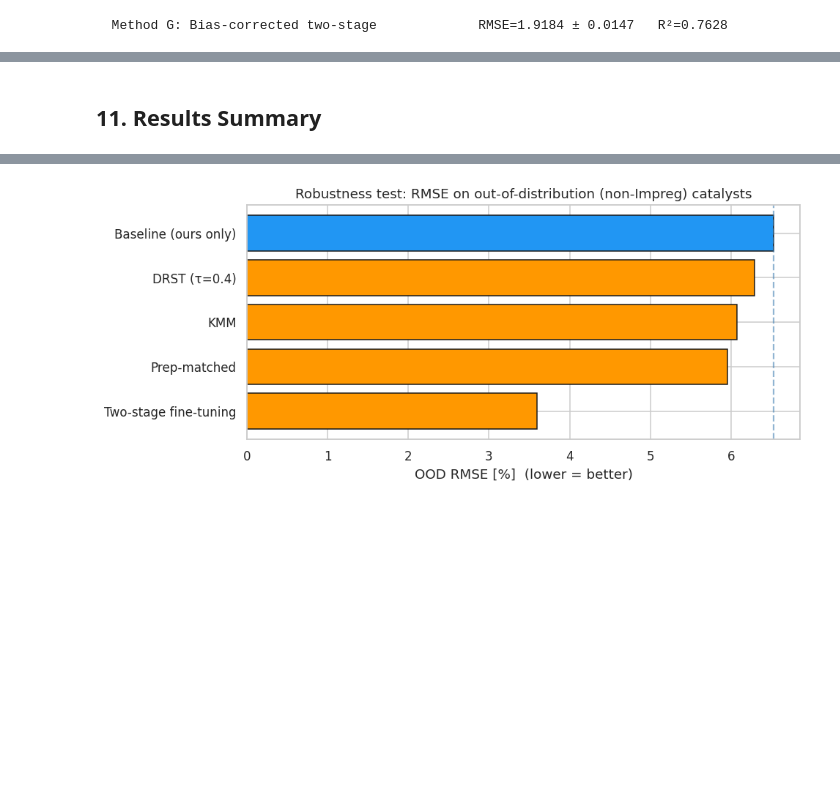
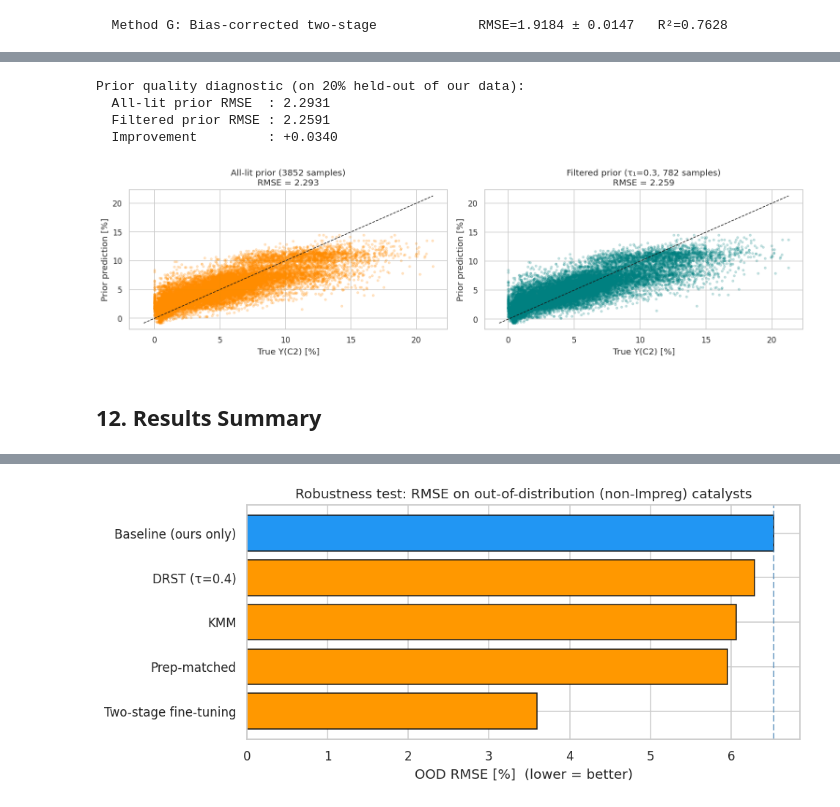
Before and after one commit to ParthN9i4/OCM-Dataset-JAIST, a Jupyter notebook: ocm_analysis.ipynb, the cells around one changed output, grey strips where cells are left out. Saved outputs shown, nothing was run; the diff lists cells and outputs as text; code cells hidden in the pictures; blank space fills up the shorter version.

```diff
--- a/ocm_analysis.ipynb
+++ b/ocm_analysis.ipynb
@@ -741,5 +951,65 @@ print(f"  {'Method G: Bias-corrected two-stage':45s}  RMSE={rmse_bcft:.4f} ± {s
+# %%
+# ── Why filtering Stage 1 helps (or doesn't): residual analysis ─────────────
+#
+# Compare the prior predictions from:
+#   (a) All-literature pre-trained model
+#   (b) DRST-filtered pre-trained model
+# on a held-out set of our data to see which prior is more accurate.
+
+# Fit both models on ALL our data (not CV — just for diagnostic purposes)
+pre_all = xgb.XGBRegressor(**xgb_params())
+pre_all.fit(
+    np.vstack([X_lit_sc, X_ours_sc]),
+    np.concatenate([quantile_normalize_y(y_lit, y_ours), y_ours]))
+
+mask_best = p_ours_lit >= best_tau1
+pre_filt = xgb.XGBRegressor(**xgb_params())
+pre_filt.fit(
+    np.vstack([X_lit_sc[mask_best], X_ours_sc]),
+    np.concatenate([quantile_normalize_y(y_lit[mask_best], y_ours), y_ours]))
+
+# Use a random 20% of our data as a held-out diagnostic set
+rng_diag = np.random.default_rng(7)
+diag_idx = rng_diag.choice(len(X_ours_sc), size=int(0.2 * len(X_ours_sc)), replace=False)
+X_diag = X_ours_sc[diag_idx]
+y_diag = y_ours[diag_idx]
+
+prior_all_diag  = pre_all.predict(X_diag)
+prior_filt_diag = pre_filt.predict(X_diag)
+
+rmse_prior_all  = np.sqrt(mean_squared_error(y_diag, prior_all_diag))
+rmse_prior_filt = np.sqrt(mean_squared_error(y_diag, prior_filt_diag))
+
+print("Prior quality diagnostic (on 20% held-out of our data):")
+print(f"  All-lit prior RMSE  : {rmse_prior_all:.4f}")
+print(f"  Filtered prior RMSE : {rmse_prior_filt:.4f}")
+print(f"  Improvement         : {rmse_prior_all - rmse_prior_filt:+.4f}")
+
+fig, axes = plt.subplots(1, 2, figsize=(14, 4))
+
+for ax, prior, label, color in [
+    (axes[0], prior_all_diag,  'All-lit prior (3852 samples)',        'darkorange'),
+    (axes[1], prior_filt_diag, f'Filtered prior (τ₁={best_tau1}, {mask_best.sum()} samples)', 'teal'),
+]:
+    ax.scatter(y_diag, prior, alpha=0.2, s=8, color=color)
+    lo, hi = min(y_diag.min(), prior.min()), max(y_diag.max(), prior.max())
+    ax.plot([lo, hi], [lo, hi], 'k--', lw=1)
+    ax.set_xlabel('True Y(C2) [%]')
+    ax.set_ylabel('Prior prediction [%]')
+    rmse_v = np.sqrt(mean_squared_error(y_diag, prior))
+    ax.set_title(f'{label}\nRMSE = {rmse_v:.3f}')
+
+plt.tight_layout()
+plt.savefig('fig_direction_a_prior_quality.png', bbox_inches='tight')
+plt.show()
+# %% [output]
+Prior quality diagnostic (on 20% held-out of our data):
+  All-lit prior RMSE  : 2.2931
+  Filtered prior RMSE : 2.2591
+  Improvement         : +0.0340
+[figure, added]
 # %% [markdown]
-## 11. Results Summary
+## 12. Results Summary
 # %%
 df_res = pd.DataFrame(
     [(k, v[0], v[1], v[2]) for k, v in results.items()],
```
Also changed, not shown: parts of 10 cells of this notebook, 2 other files.
